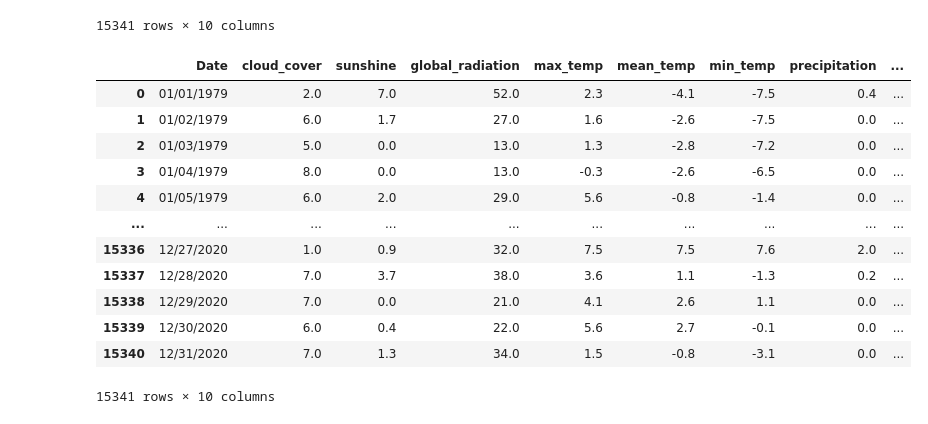
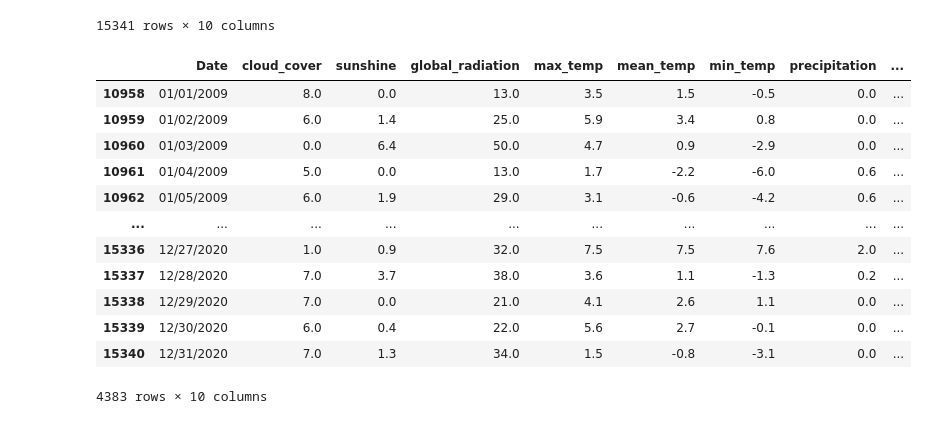
Before and after one commit to nkinesis/soen471-project, a Jupyter notebook: london/1_data_cleaning_with_weather.ipynb, the cells around one changed output. Saved outputs shown, nothing was run; the diff lists cells and outputs as text; code cells hidden in the pictures.

```diff
--- a/london/1_data_cleaning_with_weather.ipynb
+++ b/london/1_data_cleaning_with_weather.ipynb
@@ -204,21 +204,21 @@ weather_data
 15341 rows × 10 columns
 # %%
 weather_data = weather_data.rename(columns={'date': 'Date'})
-weather_data
+weather_data[10958: :]
 # %% [output]
 |  | Date | cloud_cover | sunshine | global_radiation | max_temp | mean_temp | min_temp | precipitation | ... |
-| 0 | 01/01/1979 | 2.0 | 7.0 | 52.0 | 2.3 | -4.1 | -7.5 | 0.4 | ... |
-| 1 | 01/02/1979 | 6.0 | 1.7 | 27.0 | 1.6 | -2.6 | -7.5 | 0.0 | ... |
-| 2 | 01/03/1979 | 5.0 | 0.0 | 13.0 | 1.3 | -2.8 | -7.2 | 0.0 | ... |
-| 3 | 01/04/1979 | 8.0 | 0.0 | 13.0 | -0.3 | -2.6 | -6.5 | 0.0 | ... |
-| 4 | 01/05/1979 | 6.0 | 2.0 | 29.0 | 5.6 | -0.8 | -1.4 | 0.0 | ... |
+| 10958 | 01/01/2009 | 8.0 | 0.0 | 13.0 | 3.5 | 1.5 | -0.5 | 0.0 | ... |
+| 10959 | 01/02/2009 | 6.0 | 1.4 | 25.0 | 5.9 | 3.4 | 0.8 | 0.0 | ... |
+| 10960 | 01/03/2009 | 0.0 | 6.4 | 50.0 | 4.7 | 0.9 | -2.9 | 0.0 | ... |
+| 10961 | 01/04/2009 | 5.0 | 0.0 | 13.0 | 1.7 | -2.2 | -6.0 | 0.6 | ... |
+| 10962 | 01/05/2009 | 6.0 | 1.9 | 29.0 | 3.1 | -0.6 | -4.2 | 0.6 | ... |
 | ... | ... | ... | ... | ... | ... | ... | ... | ... | ... |
 | 15336 | 12/27/2020 | 1.0 | 0.9 | 32.0 | 7.5 | 7.5 | 7.6 | 2.0 | ... |
 | 15337 | 12/28/2020 | 7.0 | 3.7 | 38.0 | 3.6 | 1.1 | -1.3 | 0.2 | ... |
 | 15338 | 12/29/2020 | 7.0 | 0.0 | 21.0 | 4.1 | 2.6 | 1.1 | 0.0 | ... |
 | 15339 | 12/30/2020 | 6.0 | 0.4 | 22.0 | 5.6 | 2.7 | -0.1 | 0.0 | ... |
 | 15340 | 12/31/2020 | 7.0 | 1.3 | 34.0 | 1.5 | -0.8 | -3.1 | 0.0 | ... |
-15341 rows × 10 columns
+4383 rows × 10 columns
 # %%
 london_clean_weather = pd.merge(ds4, weather_data, on='Date')
 # %%
```
